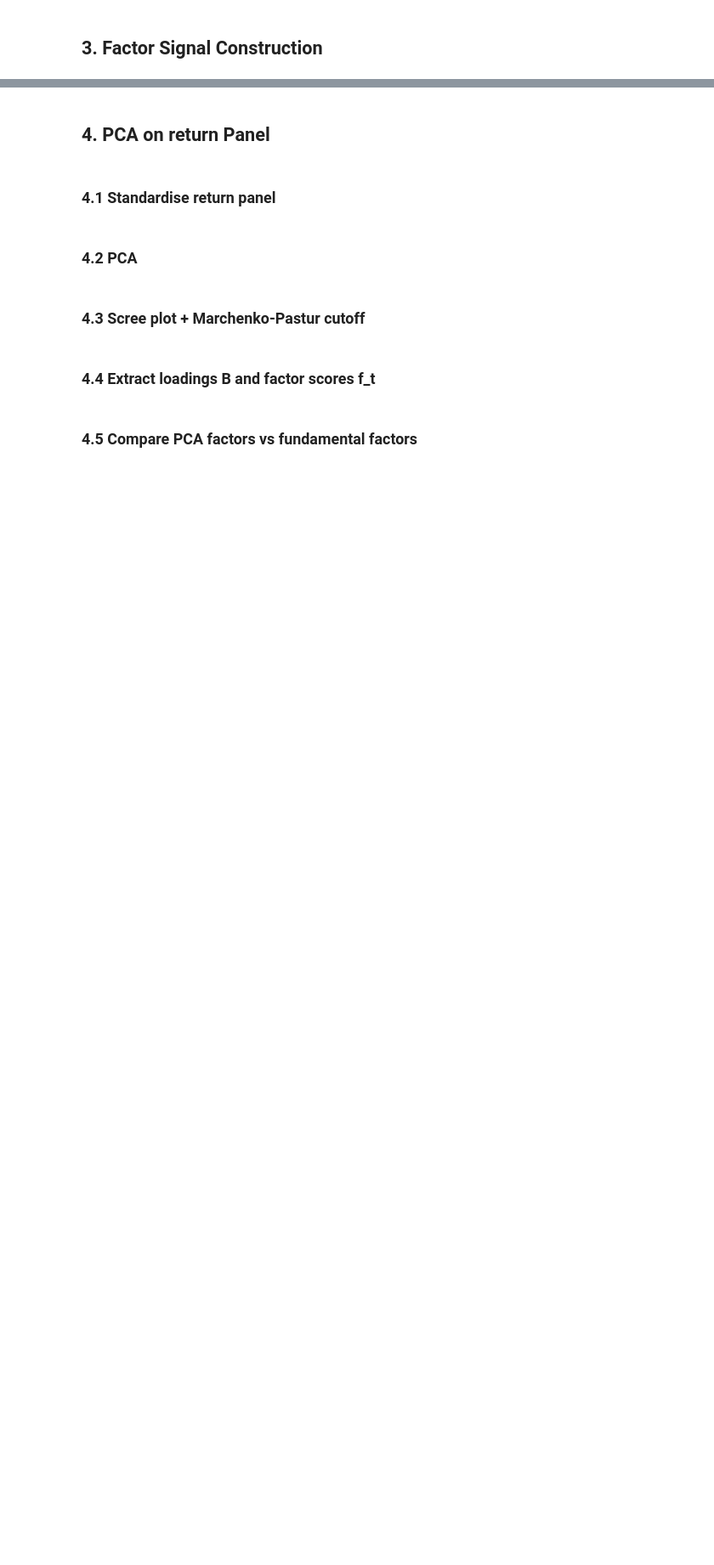
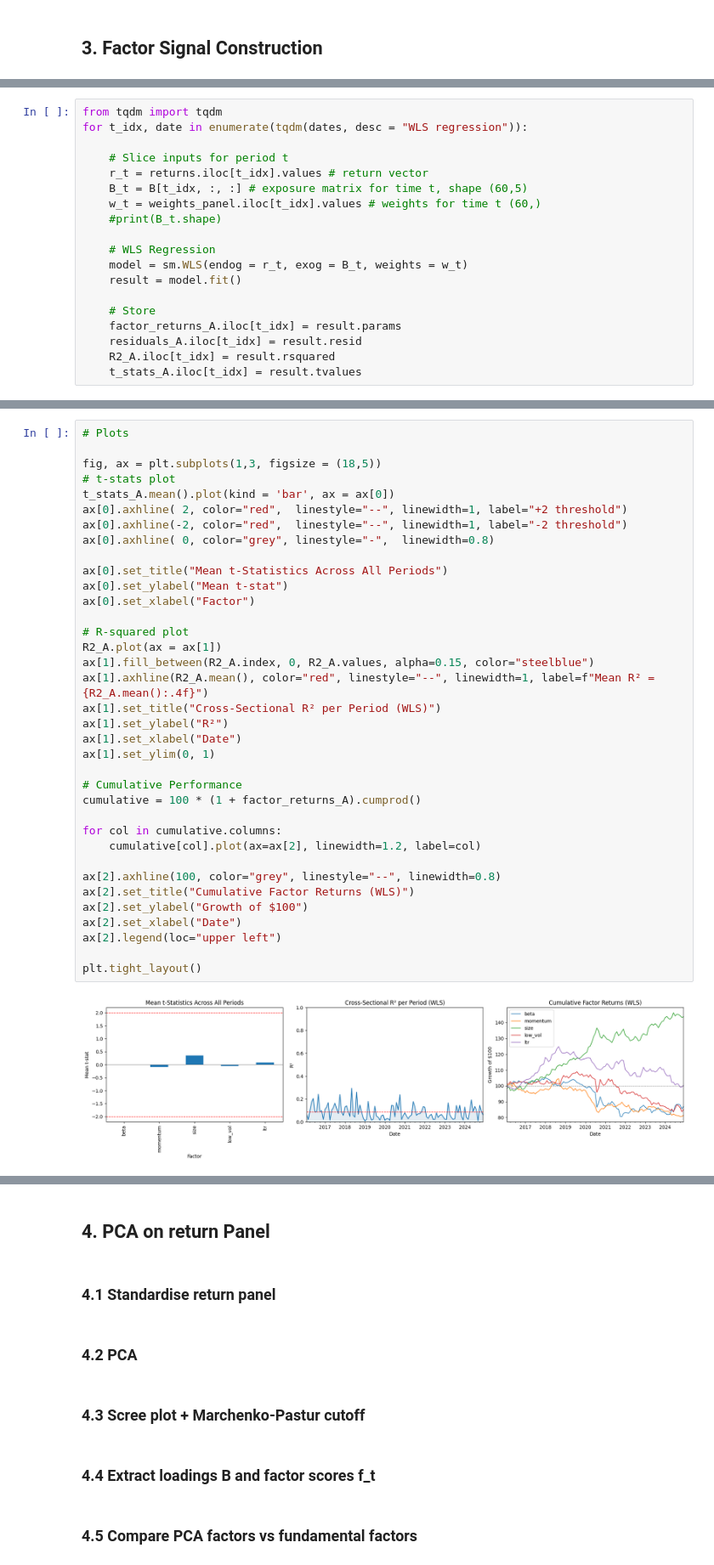
Before and after one commit to gy623/Cross-Sectional-Factor-Model-of-Asset-Returns, a Jupyter notebook: factor_model.ipynb, the cells around one changed output, grey strips where cells are left out. Shown at 85% size. Cells and saved outputs as stored; diff of their text form; blank space fills up the shorter version.

Commit message:
WLS Model done, beta fixed. Stats look funky

```diff
--- a/factor_model.ipynb
+++ b/factor_model.ipynb
@@ -356,0 +427,19 @@ Period-by-period WLS, store factor returns f_t
+# %%
+from tqdm import tqdm
+for t_idx, date in enumerate(tqdm(dates, desc = "WLS regression")):
+
+    # Slice inputs for period t
+    r_t = returns.iloc[t_idx].values # return vector
+    B_t = B[t_idx, :, :] # exposure matrix for time t, shape (60,5)
+    w_t = weights_panel.iloc[t_idx].values # weights for time t (60,)
+    #print(B_t.shape)
+
+    # WLS Regression
+    model = sm.WLS(endog = r_t, exog = B_t, weights = w_t)
+    result = model.fit()
+
+    # Store
+    factor_returns_A.iloc[t_idx] = result.params
+    residuals_A.iloc[t_idx] = result.resid
+    R2_A.iloc[t_idx] = result.rsquared
+    t_stats_A.iloc[t_idx] = result.tvalues
@@ -356,0 +484,38 @@ Period-by-period WLS, store factor returns f_t
+# %%
+# Plots
+
+fig, ax = plt.subplots(1,3, figsize = (18,5))
+# t-stats plot
+t_stats_A.mean().plot(kind = 'bar', ax = ax[0])
+ax[0].axhline( 2, color="red",  linestyle="--", linewidth=1, label="+2 threshold")
+ax[0].axhline(-2, color="red",  linestyle="--", linewidth=1, label="-2 threshold")
+ax[0].axhline( 0, color="grey", linestyle="-",  linewidth=0.8)
+
+ax[0].set_title("Mean t-Statistics Across All Periods")
+ax[0].set_ylabel("Mean t-stat")
+ax[0].set_xlabel("Factor")
+
+# R-squared plot
+R2_A.plot(ax = ax[1])
+ax[1].fill_between(R2_A.index, 0, R2_A.values, alpha=0.15, color="steelblue")
+ax[1].axhline(R2_A.mean(), color="red", linestyle="--", linewidth=1, label=f"Mean R² = {R2_A.mean():.4f}")
+ax[1].set_title("Cross-Sectional R² per Period (WLS)")
+ax[1].set_ylabel("R²")
+ax[1].set_xlabel("Date")
+ax[1].set_ylim(0, 1)
+
+# Cumulative Performance
+cumulative = 100 * (1 + factor_returns_A).cumprod()
+
+for col in cumulative.columns:
+    cumulative[col].plot(ax=ax[2], linewidth=1.2, label=col)
+
+ax[2].axhline(100, color="grey", linestyle="--", linewidth=0.8)
+ax[2].set_title("Cumulative Factor Returns (WLS)")
+ax[2].set_ylabel("Growth of $100")
+ax[2].set_xlabel("Date")
+ax[2].legend(loc="upper left")
+
+plt.tight_layout()
+# %% [output]
+[figure, added]
```
Also changed, not shown: parts of 23 cells of this notebook, 18 other files.
